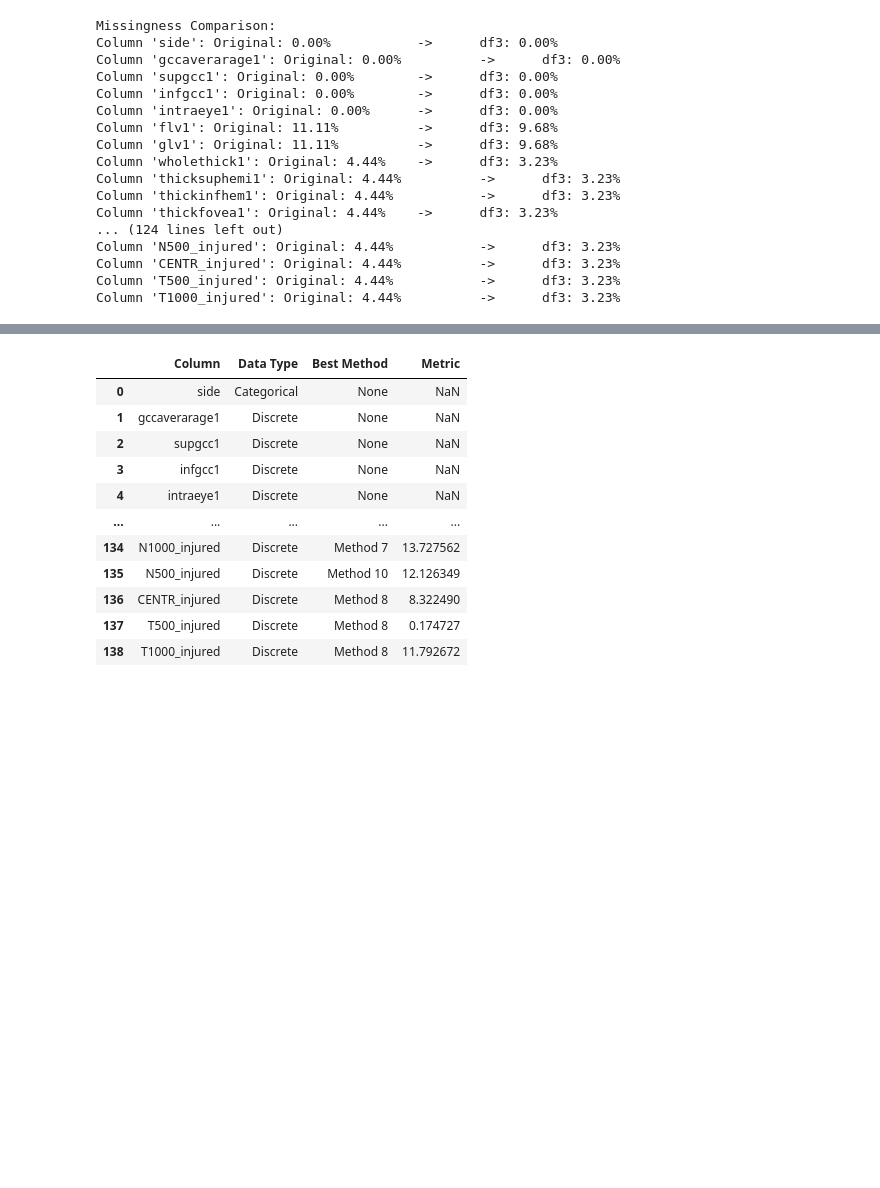
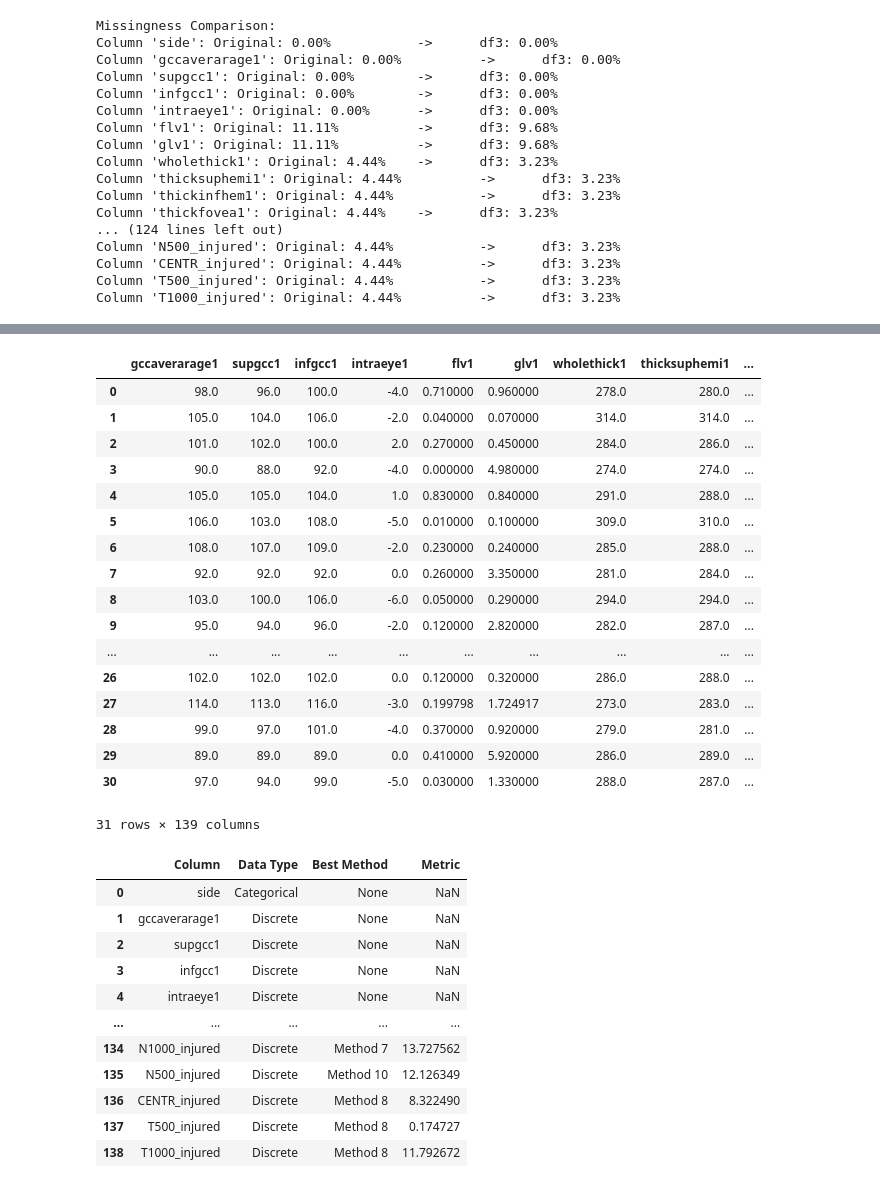
Before and after one commit to iMaatin/AutoStats, a Jupyter notebook: md.ipynb, the cells around one changed output, grey strips where cells are left out. Cells and saved outputs as stored; diff of their text form; code cells hidden in the pictures; blank space fills up the shorter version.

```diff
--- a/md.ipynb
+++ b/md.ipynb
@@ -368,4 +466,25 @@ Training complete. Saving file...
 Model saved in file: tmp/MIDAS
 INFO:tensorflow:Restoring parameters from tmp/MIDAS
 Model restored.
+# %%
+imps[3]
+# %% [output]
+|  | gccaverarage1 | supgcc1 | infgcc1 | intraeye1 | flv1 | glv1 | wholethick1 | thicksuphemi1 | ... |
+| 0 | 98.0 | 96.0 | 100.0 | -4.0 | 0.710000 | 0.960000 | 278.0 | 280.0 | ... |
+| 1 | 105.0 | 104.0 | 106.0 | -2.0 | 0.040000 | 0.070000 | 314.0 | 314.0 | ... |
+| 2 | 101.0 | 102.0 | 100.0 | 2.0 | 0.270000 | 0.450000 | 284.0 | 286.0 | ... |
+| 3 | 90.0 | 88.0 | 92.0 | -4.0 | 0.000000 | 4.980000 | 274.0 | 274.0 | ... |
+| 4 | 105.0 | 105.0 | 104.0 | 1.0 | 0.830000 | 0.840000 | 291.0 | 288.0 | ... |
+| 5 | 106.0 | 103.0 | 108.0 | -5.0 | 0.010000 | 0.100000 | 309.0 | 310.0 | ... |
+| 6 | 108.0 | 107.0 | 109.0 | -2.0 | 0.230000 | 0.240000 | 285.0 | 288.0 | ... |
+| 7 | 92.0 | 92.0 | 92.0 | 0.0 | 0.260000 | 3.350000 | 281.0 | 284.0 | ... |
+| 8 | 103.0 | 100.0 | 106.0 | -6.0 | 0.050000 | 0.290000 | 294.0 | 294.0 | ... |
+| 9 | 95.0 | 94.0 | 96.0 | -2.0 | 0.120000 | 2.820000 | 282.0 | 287.0 | ... |
+| ... | ... | ... | ... | ... | ... | ... | ... | ... | ... |
+| 26 | 102.0 | 102.0 | 102.0 | 0.0 | 0.120000 | 0.320000 | 286.0 | 288.0 | ... |
+| 27 | 114.0 | 113.0 | 116.0 | -3.0 | 0.199798 | 1.724917 | 273.0 | 283.0 | ... |
+| 28 | 99.0 | 97.0 | 101.0 | -4.0 | 0.370000 | 0.920000 | 279.0 | 281.0 | ... |
+| 29 | 89.0 | 89.0 | 89.0 | 0.0 | 0.410000 | 5.920000 | 286.0 | 289.0 | ... |
+| 30 | 97.0 | 94.0 | 99.0 | -5.0 | 0.030000 | 1.330000 | 288.0 | 287.0 | ... |
+31 rows × 139 columns
 # %%
```
Also changed, not shown: parts of 8 cells of this notebook, 4 other files.
